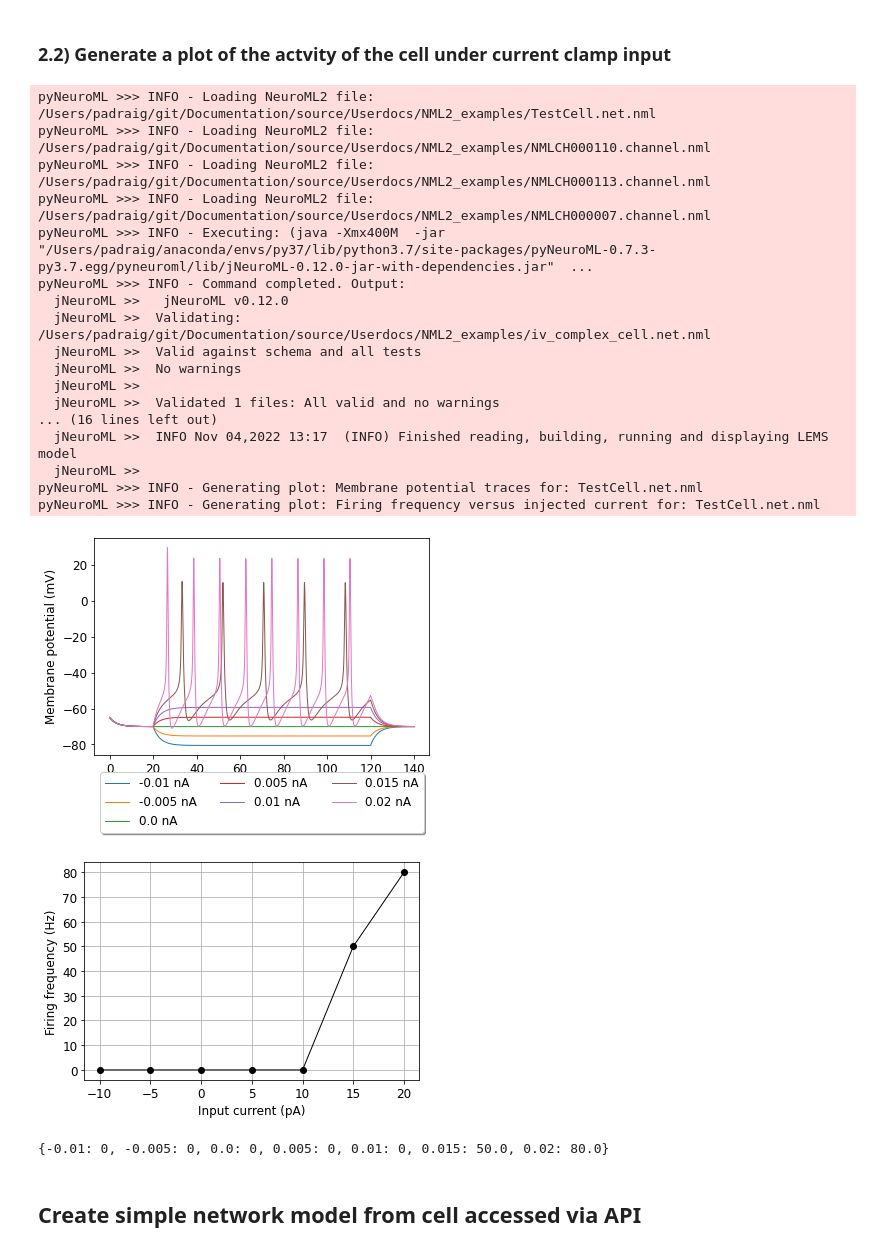
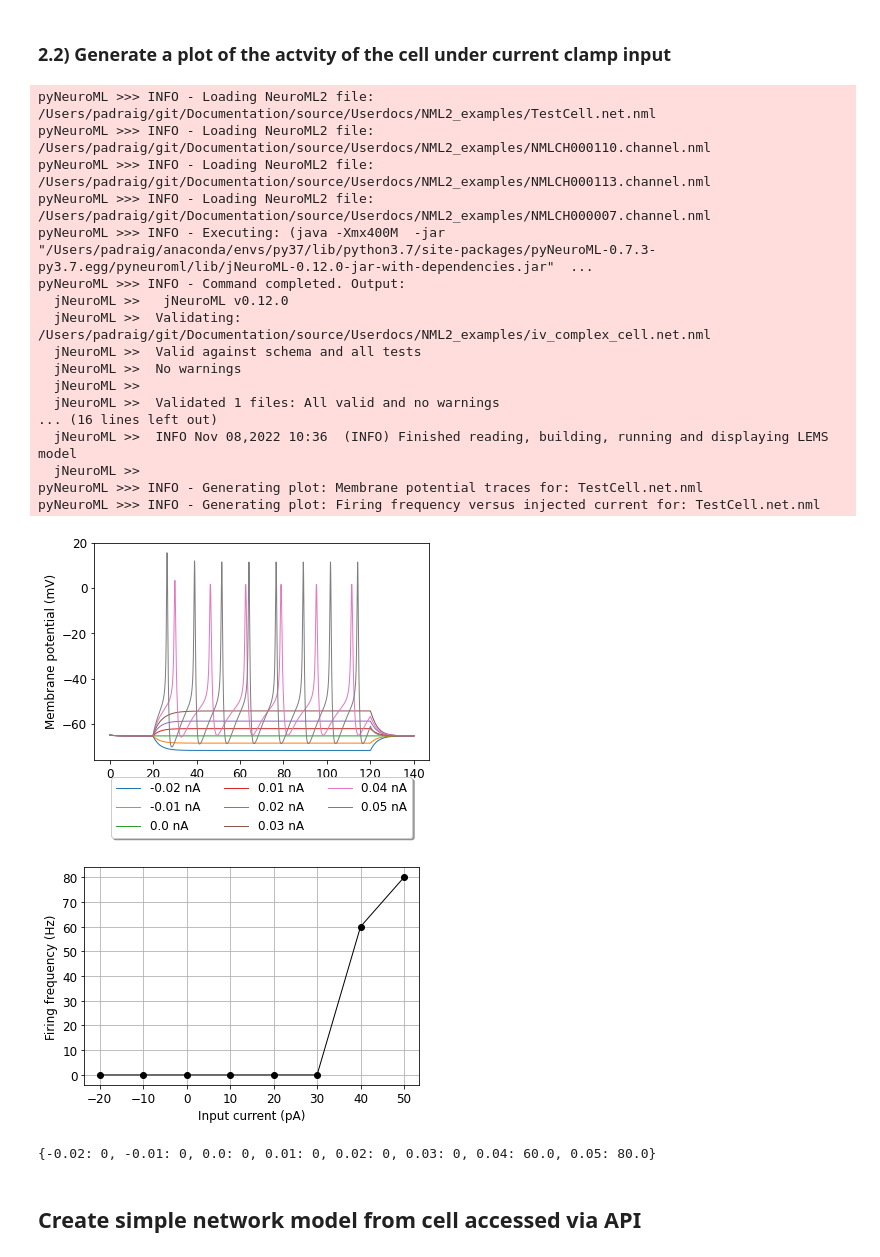
Before and after one commit to NeuroML/Documentation, a Jupyter notebook: source/Userdocs/NML2_examples/NeuroML-DB.ipynb, the cells around one changed output. Drawn from its saved outputs; the diff is of its cells as text; code cells hidden in the pictures.

```diff
--- a/source/Userdocs/NML2_examples/NeuroML-DB.ipynb
+++ b/source/Userdocs/NML2_examples/NeuroML-DB.ipynb
@@ -85,7 +83,8 @@ Comment from original mod file:
 # %%
 from pyneuroml.analysis.NML2ChannelAnalysis import run
 
-run(channel_files=[na_chan_fname], ivCurve=True, erev=50)
+na_erev = 50 # mV
+run(channel_files=[na_chan_fname], ivCurve=True, erev=na_erev, clampDelay=5, clampDuration=10, duration=20)
 # %% [output]
 pyNeuroML >>> INFO - Loading NeuroML2 file: NMLCH000110.channel.nml
 pyNeuroML >>> INFO - Including included files (included already: [])
@@ -122,7 +121,8 @@ k_chan = k_chan_doc.ion_channel[0] # select the first ion channel in the nml doc
 
 print('Channel %s has notes: %s'%(k_chan.id, k_chan.notes))
 
-run(channel_files=[k_chan_fname], ivCurve=True, erev=-77)
+k_erev = -77
+run(channel_files=[k_chan_fname], ivCurve=True, erev=k_erev)
 # %% [output]
 NMLCH000113: K Fast Noninactivating Potassium, None Wunder 1992
 NMLCH000128: IM Slow M Type Potassium, None Wang 1993
@@ -207,7 +207,9 @@ nml_doc = NeuroMLDocument(id="TestCell")
 cell = component_factory("Cell", id="complex_cell")
 nml_doc.add(cell)
 
-cell.add_segment(prox=[0,0,0,10], dist=[0,0,0,10], seg_type='soma')
+cell.add_segment(prox=[0,0,0,17.841242],
+                 dist=[0,0,0,17.841242],
+                 seg_type='soma')
 
 cell.set_resistivity('0.03 kohm_cm')
 cell.set_init_memb_potential('-65mV')
@@ -218,23 +220,23 @@ cell.set_spike_thresh('0mV')
 cell.add_channel_density(nml_doc,
                         cd_id='%s_chans'%na_chan.id,
                         ion_channel=na_chan.id,
-                        cond_density='120.0 mS_per_cm2',
+                        cond_density='100 mS_per_cm2',
                         ion_chan_def_file=na_chan_fname,
-                        erev="50 mV")
+                        erev="%s mV"%na_erev)
 
 cell.add_channel_density(nml_doc,
                         cd_id='%s_chans'%k_chan.id,
                         ion_channel=k_chan.id,
-                        cond_density='360 S_per_m2',
+                        cond_density='56 mS_per_cm2',
                         ion_chan_def_file=k_chan_fname,
-                        erev="-77 mV")
+                        erev="%s mV"%k_erev)
 
 cell.add_channel_density(nml_doc,
                         cd_id='%s_chans'%pas_chan.id,
                         ion_channel=pas_chan.id,
-                        cond_density='3.0 S_per_m2',
+                        cond_density='0.3 mS_per_cm2',
                         ion_chan_def_file=pas_chan_fname,
-                        erev="-70 mV")
+                        erev="-65 mV")
 
 
 
@@ -275,36 +277,36 @@ It's valid!
 # %%
 from pyneuroml.analysis import generate_current_vs_frequency_curve
 
 generate_current_vs_frequency_curve(nml_file,
     cell.id,
-    start_amp_nA=-0.01,
-    end_amp_nA=0.02,
-    step_nA=0.005,
+    start_amp_nA=-0.02,
+    end_amp_nA=0.06,
+    step_nA=0.01,
     pre_zero_pulse=20,
     post_zero_pulse=20,
     analysis_duration=100,
     plot_voltage_traces=True)
 # %% [output]
 pyNeuroML >>> INFO - Loading NeuroML2 file: /Users/padraig/git/Documentation/source/Userdocs/NML2_examples/TestCell.net.nml
 pyNeuroML >>> INFO - Loading NeuroML2 file: /Users/padraig/git/Documentation/source/Userdocs/NML2_examples/NMLCH000110.channel.nml
 pyNeuroML >>> INFO - Loading NeuroML2 file: /Users/padraig/git/Documentation/source/Userdocs/NML2_examples/NMLCH000113.channel.nml
 pyNeuroML >>> INFO - Loading NeuroML2 file: /Users/padraig/git/Documentation/source/Userdocs/NML2_examples/NMLCH000007.channel.nml
 pyNeuroML >>> INFO - Executing: (java -Xmx400M  -jar  "/Users/padraig/anaconda/envs/py37/lib/python3.7/site-packages/pyNeuroML-0.7.3-py3.7.egg/pyneuroml/lib/jNeuroML-0.12.0-jar-with-dependencies.jar"  ...
 pyNeuroML >>> INFO - Command completed. Output:
   jNeuroML >>   jNeuroML v0.12.0
   jNeuroML >>  Validating: /Users/padraig/git/Documentation/source/Userdocs/NML2_examples/iv_complex_cell.net.nml
   jNeuroML >>  Valid against schema and all tests
   jNeuroML >>  No warnings
   jNeuroML >>
   jNeuroML >>  Validated 1 files: All valid and no warnings
 ... (16 lines left out)
-  jNeuroML >>  INFO Nov 04,2022 13:17  (INFO) Finished reading, building, running and displaying LEMS model
+  jNeuroML >>  INFO Nov 08,2022 10:36  (INFO) Finished reading, building, running and displaying LEMS model
   jNeuroML >>
 pyNeuroML >>> INFO - Generating plot: Membrane potential traces for: TestCell.net.nml
 pyNeuroML >>> INFO - Generating plot: Firing frequency versus injected current for: TestCell.net.nml
-[figure, old version]
+[figure, new version]
-[figure, old version]
+[figure, new version]
-{-0.01: 0, -0.005: 0, 0.0: 0, 0.005: 0, 0.01: 0, 0.015: 50.0, 0.02: 80.0}
+{-0.02: 0, -0.01: 0, 0.0: 0, 0.01: 0, 0.02: 0, 0.03: 0, 0.04: 60.0, 0.05: 80.0}
 # %% [markdown]
 ## Create simple network model from cell accessed via API
 # %%
```
Also changed, not shown: parts of 6 cells of this notebook, 1 other file.
